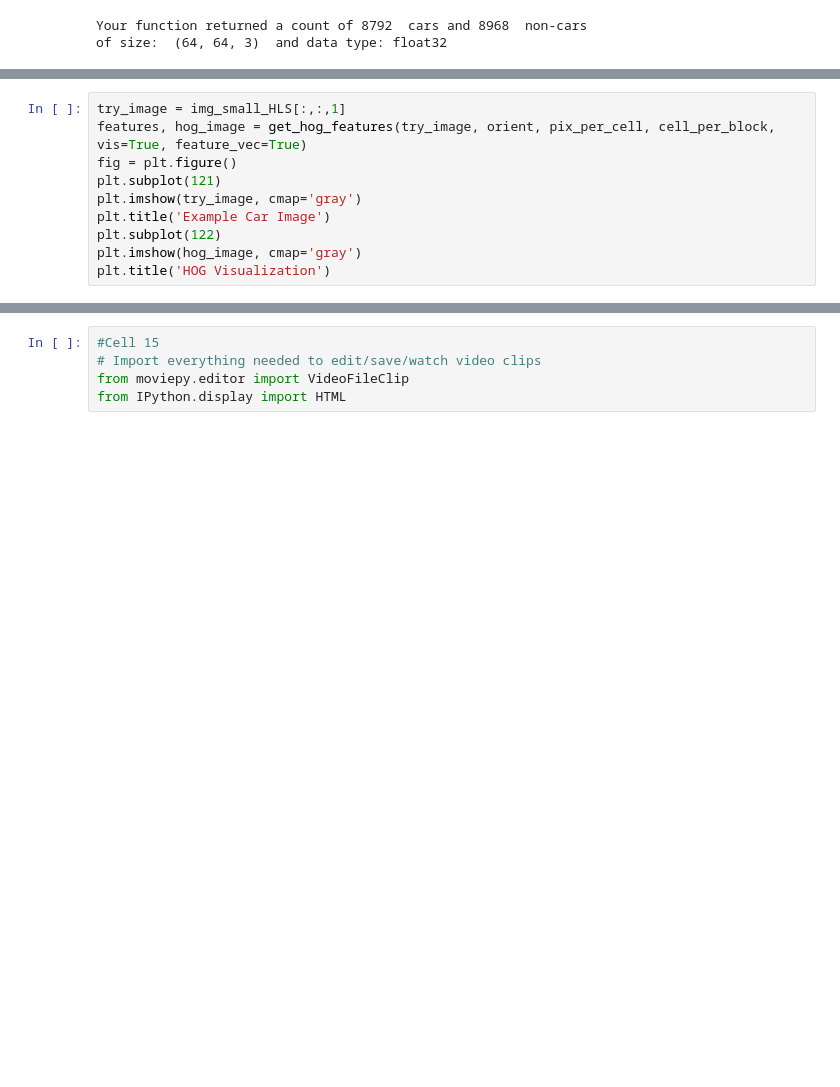
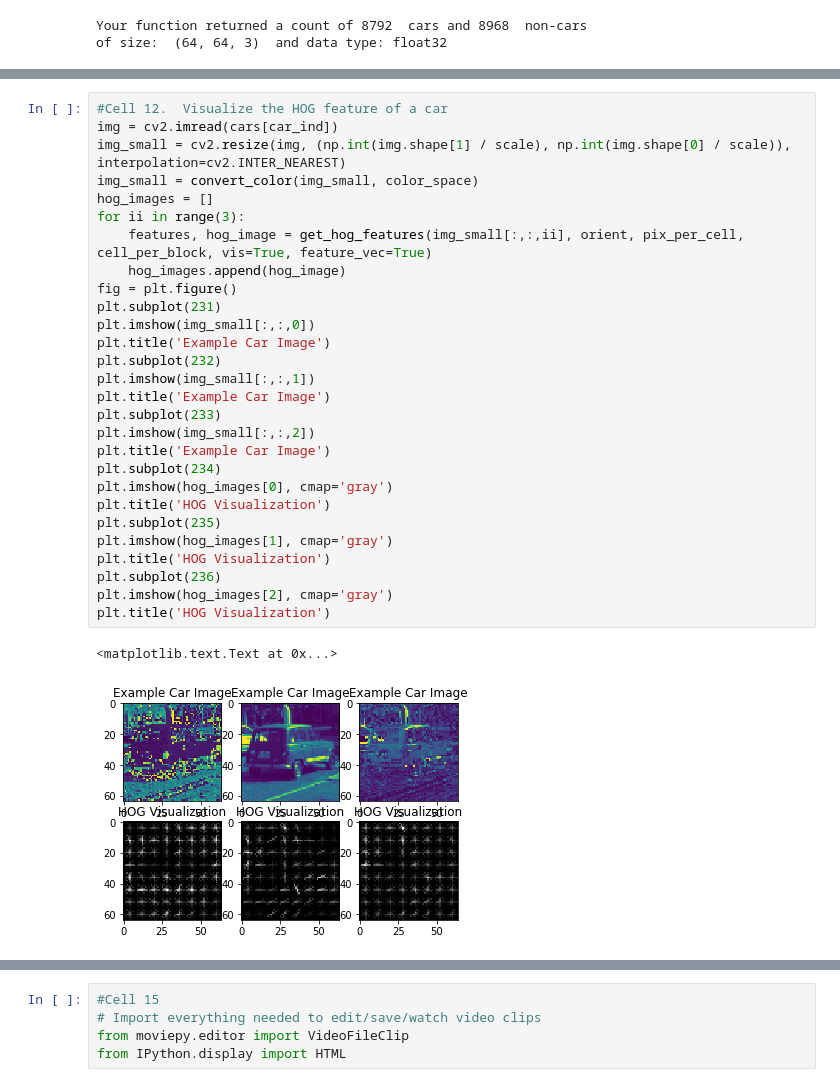
Before and after one commit to avernethy/CarND-Vehicle-Detection, a Jupyter notebook: CarND-Vehicle_Finding.ipynb, the cells around one changed output, grey strips where cells are left out. Drawn from its saved outputs; the diff is of its cells as text; blank space fills up the shorter version.

```diff
--- a/CarND-Vehicle_Finding.ipynb
+++ b/CarND-Vehicle_Finding.ipynb
@@ -325,10 +84,0 @@ def get_hog_features(img, orient, pix_per_cell, cell_per_block, vis=False, featu
-# %%
-try_image = img_small_HLS[:,:,1]
-features, hog_image = get_hog_features(try_image, orient, pix_per_cell, cell_per_block, vis=True, feature_vec=True)
-fig = plt.figure()
-plt.subplot(121)
-plt.imshow(try_image, cmap='gray')
-plt.title('Example Car Image')
-plt.subplot(122)
-plt.imshow(hog_image, cmap='gray')
-plt.title('HOG Visualization')
@@ -842,0 +371,31 @@ def process_image(img_from_vid):
+# %%
+#Cell 12.  Visualize the HOG feature of a car
+img = cv2.imread(cars[car_ind])
+img_small = cv2.resize(img, (np.int(img.shape[1] / scale), np.int(img.shape[0] / scale)), interpolation=cv2.INTER_NEAREST)
+img_small = convert_color(img_small, color_space)
+hog_images = []
+for ii in range(3):
+    features, hog_image = get_hog_features(img_small[:,:,ii], orient, pix_per_cell, cell_per_block, vis=True, feature_vec=True)
+    hog_images.append(hog_image)
+fig = plt.figure()
+plt.subplot(231)
+plt.imshow(img_small[:,:,0])
+plt.title('Example Car Image')
+plt.subplot(232)
+plt.imshow(img_small[:,:,1])
+plt.title('Example Car Image')
+plt.subplot(233)
+plt.imshow(img_small[:,:,2])
+plt.title('Example Car Image')
+plt.subplot(234)
+plt.imshow(hog_images[0], cmap='gray')
+plt.title('HOG Visualization')
+plt.subplot(235)
+plt.imshow(hog_images[1], cmap='gray')
+plt.title('HOG Visualization')
+plt.subplot(236)
+plt.imshow(hog_images[2], cmap='gray')
+plt.title('HOG Visualization')
+# %% [output]
+<matplotlib.text.Text at 0x...>
+[figure, added]
```
Also changed, not shown: parts of 47 cells of this notebook, 5 other files.
